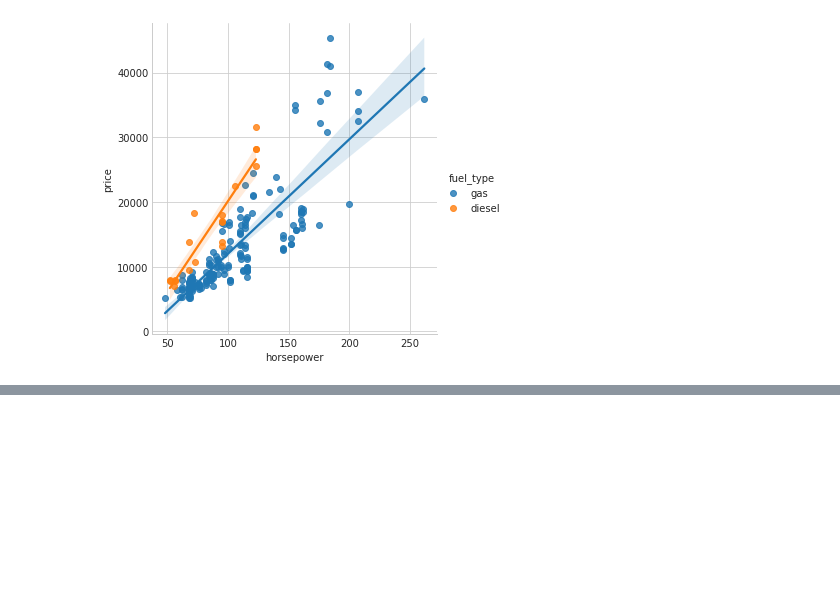
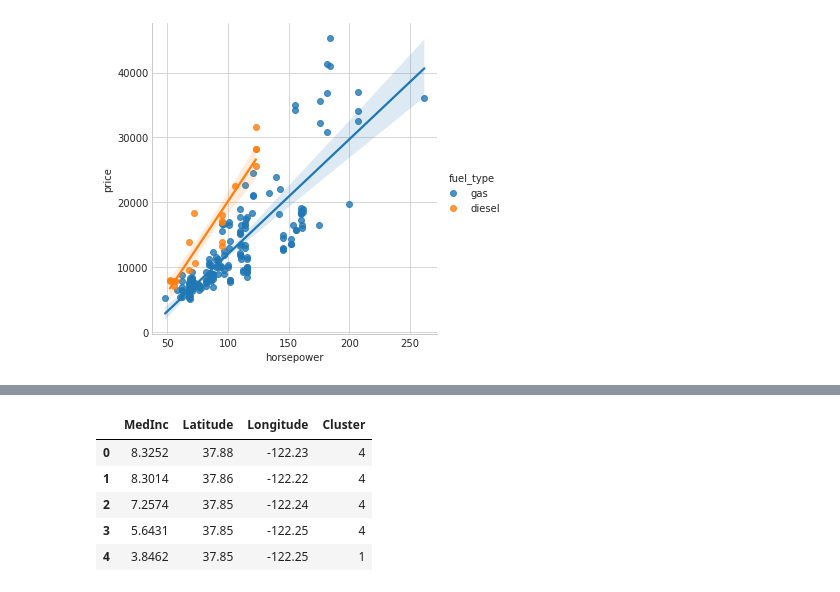
Before and after one commit to lilab001/ML-Toolkit, a Jupyter notebook: Mutual Information.ipynb, the cells around one changed output, grey strips where cells are left out. Saved outputs shown, nothing was run; the diff lists cells and outputs as text; code cells hidden in the pictures; blank space fills up the shorter version.

```diff
--- a/Mutual Information.ipynb
+++ b/Mutual Information.ipynb
@@ -127,0 +176,12 @@ sns.lmplot(x = "horsepower", y = "price", hue = "fuel_type", data = df);
+# %%
+kmeans = KMeans( n_clusters = 6)
+X["Cluster"] = kmeans.fit_predict(X)
+X["Cluster"] = X["Cluster"].astype("category")
+X.head()
+# %% [output]
+|  | MedInc | Latitude | Longitude | Cluster |
+| 0 | 8.3252 | 37.88 | -122.23 | 4 |
+| 1 | 8.3014 | 37.86 | -122.22 | 4 |
+| 2 | 7.2574 | 37.85 | -122.24 | 4 |
+| 3 | 5.6431 | 37.85 | -122.25 | 4 |
+| 4 | 3.8462 | 37.85 | -122.25 | 1 |
```
Also changed, not shown: parts of 9 cells of this notebook.
